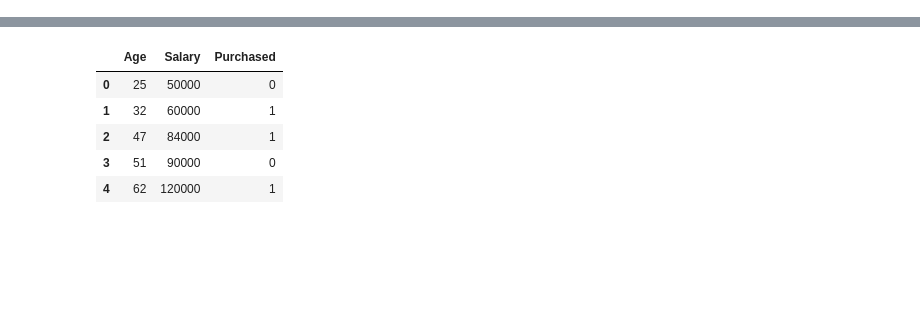
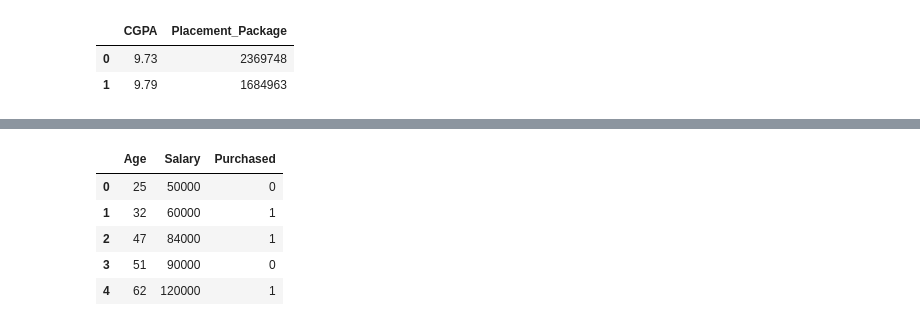
Before and after one commit to Jatingpt/ML-Repository, a Jupyter notebook: ML_Repository.ipynb, the cells around one changed output, grey strips where cells are left out. Saved outputs shown, nothing was run; the diff lists cells and outputs as text; code cells hidden in the pictures; blank space fills up the shorter version.

```diff
--- a/ML_Repository.ipynb
+++ b/ML_Repository.ipynb
@@ -2,0 +88,10 @@
+# %%
+
+#dropping the student_id column
+df.drop(columns = "Student_ID", axis = 1, inplace = True)
+# %%
+df.head(2)
+# %% [output]
+|  | CGPA | Placement_Package |
+| 0 | 9.73 | 2369748 |
+| 1 | 9.79 | 1684963 |
```
Also changed, not shown: parts of 13 cells of this notebook.
